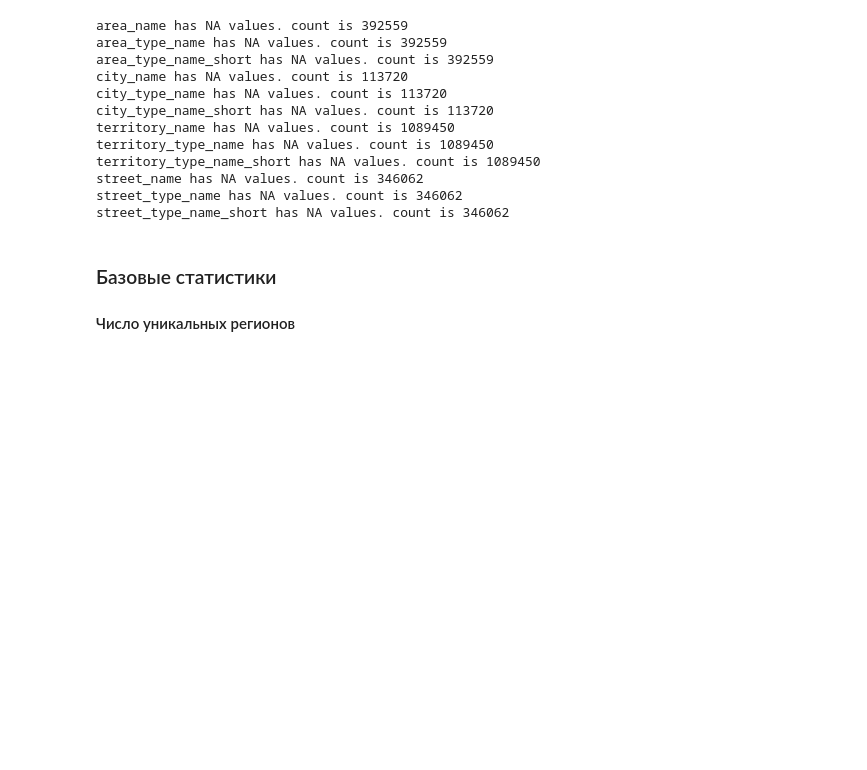
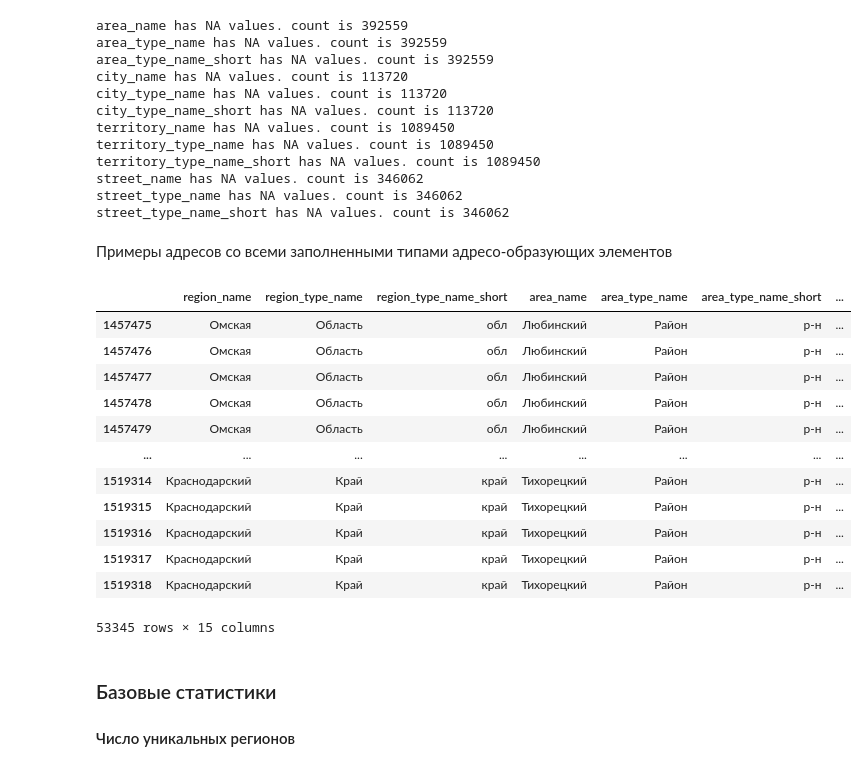
Before and after one commit to qwazer/ruaddress-elements-classification, a Jupyter notebook: research/02_EDA.ipynb, the cells around one changed output. Cells and saved outputs as stored; diff of their text form; code cells hidden in the pictures; blank space fills up the shorter version.

```diff
--- a/research/02_EDA.ipynb
+++ b/research/02_EDA.ipynb
@@ -68,6 +68,28 @@ street_type_name has NA values. count is 346062
 street_type_name_short has NA values. count is 346062
 # %%
 df = df.fillna('')
+# %% [markdown]
+Примеры адресов со всеми заполненными типами адресо-образующих элементов
+# %%
+condition1 = df['area_name']!=''
+condition2 = df['city_name']!=''
+condition3 = df['territory_name']!=''
+condition4 = df['street_name']!=''
+df[condition1 & condition2 & condition3 & condition4]
+# %% [output]
+|  | region_name | region_type_name | region_type_name_short | area_name | area_type_name | area_type_name_short | ... |
+| 1457475 | Омская | Область | обл | Любинский | Район | р-н | ... |
+| 1457476 | Омская | Область | обл | Любинский | Район | р-н | ... |
+| 1457477 | Омская | Область | обл | Любинский | Район | р-н | ... |
+| 1457478 | Омская | Область | обл | Любинский | Район | р-н | ... |
+| 1457479 | Омская | Область | обл | Любинский | Район | р-н | ... |
+| ... | ... | ... | ... | ... | ... | ... | ... |
+| 1519314 | Краснодарский | Край | край | Тихорецкий | Район | р-н | ... |
+| 1519315 | Краснодарский | Край | край | Тихорецкий | Район | р-н | ... |
+| 1519316 | Краснодарский | Край | край | Тихорецкий | Район | р-н | ... |
+| 1519317 | Краснодарский | Край | край | Тихорецкий | Район | р-н | ... |
+| 1519318 | Краснодарский | Край | край | Тихорецкий | Район | р-н | ... |
+53345 rows × 15 columns
 # %% [markdown]
 ### Базовые статистики
 #### Число уникальных регионов
```
Also changed, not shown: parts of 1 cell of this notebook, 4 other files.
